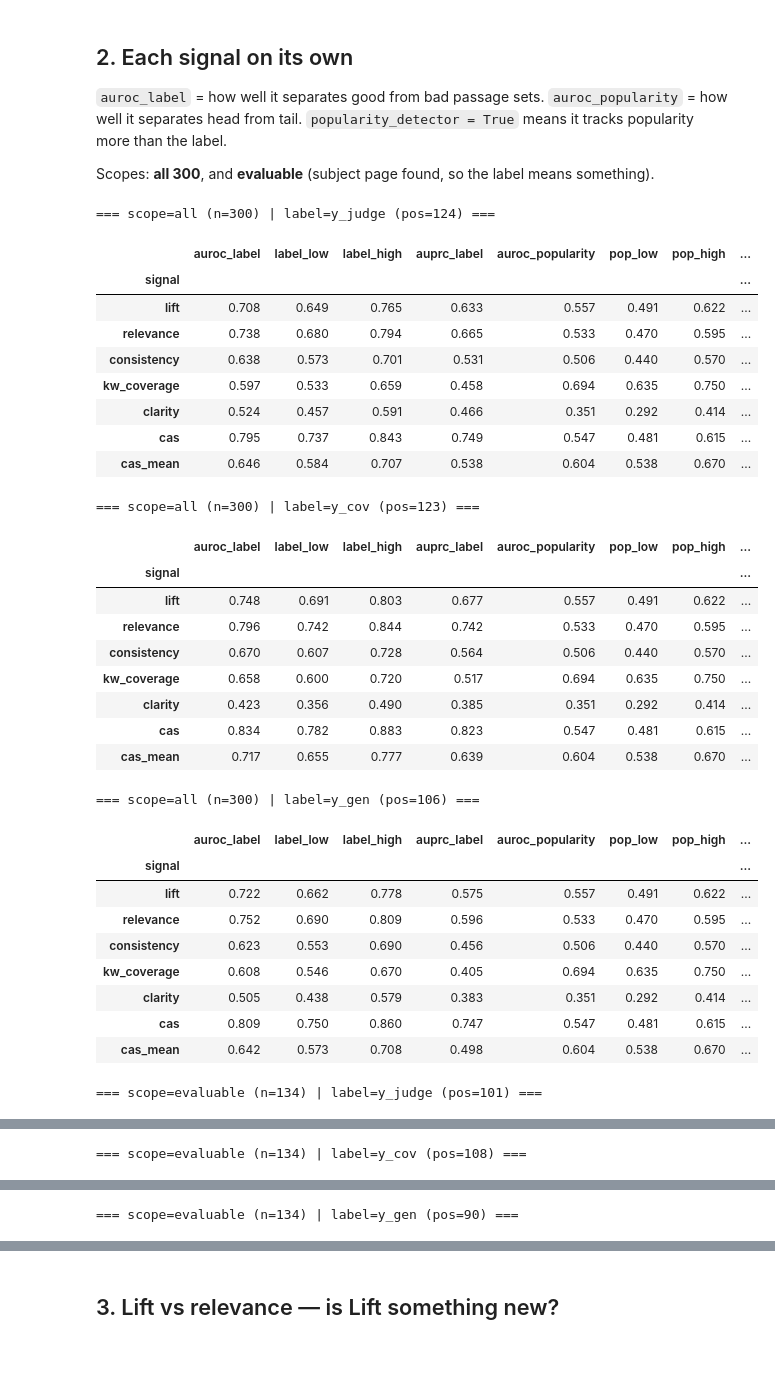
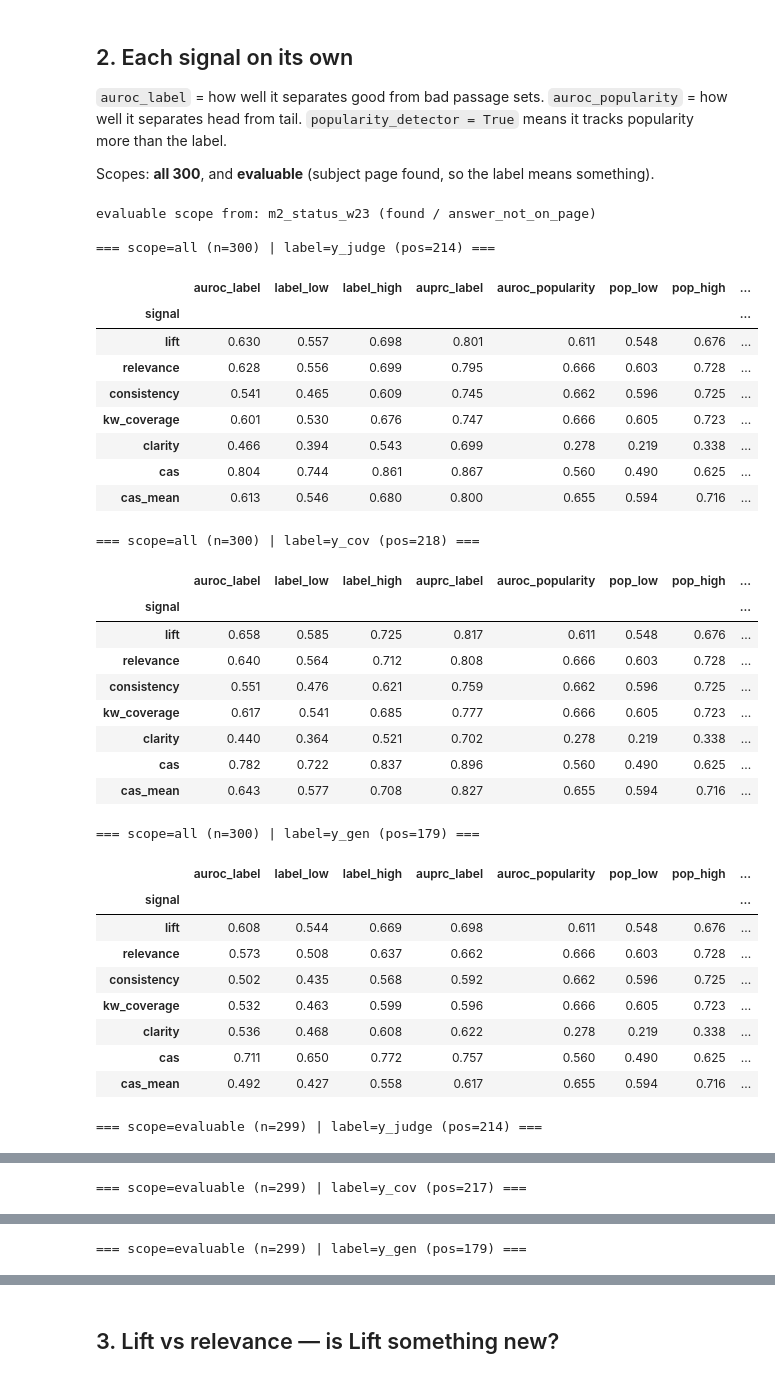
Before and after one commit to Shaithra2107/HALT-RAG, a Jupyter notebook: notebooks/01_quick_checks.ipynb, the cells around one changed output, grey strips where cells are left out. Cells and saved outputs as stored; diff of their text form; code cells hidden in the pictures.

```diff
--- a/notebooks/01_quick_checks.ipynb
+++ b/notebooks/01_quick_checks.ipynb
@@ -34,5 +34,13 @@ sys.path.insert(0, os.path.join(REPO, "src"))
 from halt_rag.config import load_config, data_path, data_dir
 cfg = load_config(os.path.join(REPO, "config.yaml"))
 print("running on:", "Colab" if ON_COLAB else "laptop", "| data folder:", data_dir(cfg))
+
+# ── The one setting in this notebook ──────────────────────────────────────
+# Which signals file to read, as a key in config.yaml's `paths:` block.
+#   "signals_w23" = the 2023 collection  (written by notebooks/03_signals_w23.ipynb)
+#   "signals_v5"  = the old pilot run    (written by HALT_RAG_v5_signals.ipynb)
+# The results file is named after it, so the two runs never overwrite each other.
+SIGNALS_FILE = "signals_w23"
+print("signals file:", SIGNALS_FILE, "->", os.path.basename(data_path(cfg, SIGNALS_FILE)))
 # %% [output]
 running on: laptop | data folder: E:\shaithu\4th Year\IRP\halt-rag-repo\HALT-RAG\data
@@ -41,8 +50,10 @@ import numpy as np, pandas as pd, json
 from halt_rag.signals import SIGNALS
 from halt_rag.eval.metrics import signal_table, within_band_auroc, correlation_matrix, auroc_ci
 
-path = data_path(cfg, "signals_v5")
-assert os.path.exists(path), f"Not found: {path}\nRun HALT_RAG_v5_signals.ipynb to the end first."
+path = data_path(cfg, SIGNALS_FILE)
+assert os.path.exists(path), (
+    f"Not found: {path}\nRun notebooks/03_signals_w23.ipynb to the end first "
+    f"(or set SIGNALS_FILE = 'signals_v5' for the pilot file).")
 df = pd.read_csv(path)
 print(f"{len(df)} rows | columns: {list(df.columns)}")
 
@@ -91,46 +102,54 @@ Scopes: **all 300**, and **evaluable** (subject page found, so the label means s
 # %%
 n_boot, seed = cfg["eval"]["n_bootstrap"], cfg["seed"]
 scopes = {"all": df}
-if "m2_status_v5" in df.columns:
-    scopes["evaluable"] = df[df["m2_status_v5"] != "not_in_kilt"]
+# The 2023 status column. "found" = answer on the subject page, "answer_not_on_page"
+# = page found but the answer is not on it. Both mean the page WAS found, so the
+# label means something. Only "page_missing" is dropped.
+if "m2_status_w23" in df.columns:
+    scopes["evaluable"] = df[df["m2_status_w23"].isin(["found", "answer_not_on_page"])]
+    print("evaluable scope from: m2_status_w23 (found / answer_not_on_page)")
+else:
+    print("no m2_status_w23 column -> 'evaluable' scope skipped")
 tables = {}
 for scope, d in scopes.items():
     for t in targets:
         tab = signal_table(d, signals, t, n_boot=n_boot, seed=seed)
         tables[f"{scope}|{t}"] = tab
         print(f"\n=== scope={scope} (n={len(d)}) | label={t} (pos={int(d[t].sum())}) ===")
         display(tab.round(3))
 # %% [output]
-=== scope=all (n=300) | label=y_judge (pos=124) ===
+evaluable scope from: m2_status_w23 (found / answer_not_on_page)
+
+=== scope=all (n=300) | label=y_judge (pos=214) ===
 |  | auroc_label | label_low | label_high | auprc_label | auroc_popularity | pop_low | pop_high | ... |
 | signal |  |  |  |  |  |  |  | ... |
-| lift | 0.708 | 0.649 | 0.765 | 0.633 | 0.557 | 0.491 | 0.622 | ... |
-| relevance | 0.738 | 0.680 | 0.794 | 0.665 | 0.533 | 0.470 | 0.595 | ... |
-| consistency | 0.638 | 0.573 | 0.701 | 0.531 | 0.506 | 0.440 | 0.570 | ... |
-| kw_coverage | 0.597 | 0.533 | 0.659 | 0.458 | 0.694 | 0.635 | 0.750 | ... |
-| clarity | 0.524 | 0.457 | 0.591 | 0.466 | 0.351 | 0.292 | 0.414 | ... |
-| cas | 0.795 | 0.737 | 0.843 | 0.749 | 0.547 | 0.481 | 0.615 | ... |
-| cas_mean | 0.646 | 0.584 | 0.707 | 0.538 | 0.604 | 0.538 | 0.670 | ... |
+| lift | 0.630 | 0.557 | 0.698 | 0.801 | 0.611 | 0.548 | 0.676 | ... |
+| relevance | 0.628 | 0.556 | 0.699 | 0.795 | 0.666 | 0.603 | 0.728 | ... |
+| consistency | 0.541 | 0.465 | 0.609 | 0.745 | 0.662 | 0.596 | 0.725 | ... |
+| kw_coverage | 0.601 | 0.530 | 0.676 | 0.747 | 0.666 | 0.605 | 0.723 | ... |
+| clarity | 0.466 | 0.394 | 0.543 | 0.699 | 0.278 | 0.219 | 0.338 | ... |
+| cas | 0.804 | 0.744 | 0.861 | 0.867 | 0.560 | 0.490 | 0.625 | ... |
+| cas_mean | 0.613 | 0.546 | 0.680 | 0.800 | 0.655 | 0.594 | 0.716 | ... |
-=== scope=all (n=300) | label=y_cov (pos=123) ===
+=== scope=all (n=300) | label=y_cov (pos=218) ===
 |  | auroc_label | label_low | label_high | auprc_label | auroc_popularity | pop_low | pop_high | ... |
 | signal |  |  |  |  |  |  |  | ... |
-| lift | 0.748 | 0.691 | 0.803 | 0.677 | 0.557 | 0.491 | 0.622 | ... |
-| relevance | 0.796 | 0.742 | 0.844 | 0.742 | 0.533 | 0.470 | 0.595 | ... |
-| consistency | 0.670 | 0.607 | 0.728 | 0.564 | 0.506 | 0.440 | 0.570 | ... |
-| kw_coverage | 0.658 | 0.600 | 0.720 | 0.517 | 0.694 | 0.635 | 0.750 | ... |
-| clarity | 0.423 | 0.356 | 0.490 | 0.385 | 0.351 | 0.292 | 0.414 | ... |
-| cas | 0.834 | 0.782 | 0.883 | 0.823 | 0.547 | 0.481 | 0.615 | ... |
-| cas_mean | 0.717 | 0.655 | 0.777 | 0.639 | 0.604 | 0.538 | 0.670 | ... |
+| lift | 0.658 | 0.585 | 0.725 | 0.817 | 0.611 | 0.548 | 0.676 | ... |
+| relevance | 0.640 | 0.564 | 0.712 | 0.808 | 0.666 | 0.603 | 0.728 | ... |
+| consistency | 0.551 | 0.476 | 0.621 | 0.759 | 0.662 | 0.596 | 0.725 | ... |
+| kw_coverage | 0.617 | 0.541 | 0.685 | 0.777 | 0.666 | 0.605 | 0.723 | ... |
+| clarity | 0.440 | 0.364 | 0.521 | 0.702 | 0.278 | 0.219 | 0.338 | ... |
+| cas | 0.782 | 0.722 | 0.837 | 0.896 | 0.560 | 0.490 | 0.625 | ... |
+| cas_mean | 0.643 | 0.577 | 0.708 | 0.827 | 0.655 | 0.594 | 0.716 | ... |
-=== scope=all (n=300) | label=y_gen (pos=106) ===
+=== scope=all (n=300) | label=y_gen (pos=179) ===
 |  | auroc_label | label_low | label_high | auprc_label | auroc_popularity | pop_low | pop_high | ... |
 | signal |  |  |  |  |  |  |  | ... |
-| lift | 0.722 | 0.662 | 0.778 | 0.575 | 0.557 | 0.491 | 0.622 | ... |
-| relevance | 0.752 | 0.690 | 0.809 | 0.596 | 0.533 | 0.470 | 0.595 | ... |
-| consistency | 0.623 | 0.553 | 0.690 | 0.456 | 0.506 | 0.440 | 0.570 | ... |
-| kw_coverage | 0.608 | 0.546 | 0.670 | 0.405 | 0.694 | 0.635 | 0.750 | ... |
-| clarity | 0.505 | 0.438 | 0.579 | 0.383 | 0.351 | 0.292 | 0.414 | ... |
-| cas | 0.809 | 0.750 | 0.860 | 0.747 | 0.547 | 0.481 | 0.615 | ... |
-| cas_mean | 0.642 | 0.573 | 0.708 | 0.498 | 0.604 | 0.538 | 0.670 | ... |
+| lift | 0.608 | 0.544 | 0.669 | 0.698 | 0.611 | 0.548 | 0.676 | ... |
+| relevance | 0.573 | 0.508 | 0.637 | 0.662 | 0.666 | 0.603 | 0.728 | ... |
+| consistency | 0.502 | 0.435 | 0.568 | 0.592 | 0.662 | 0.596 | 0.725 | ... |
+| kw_coverage | 0.532 | 0.463 | 0.599 | 0.596 | 0.666 | 0.605 | 0.723 | ... |
+| clarity | 0.536 | 0.468 | 0.608 | 0.622 | 0.278 | 0.219 | 0.338 | ... |
+| cas | 0.711 | 0.650 | 0.772 | 0.757 | 0.560 | 0.490 | 0.625 | ... |
+| cas_mean | 0.492 | 0.427 | 0.558 | 0.617 | 0.655 | 0.594 | 0.716 | ... |
-=== scope=evaluable (n=134) | label=y_judge (pos=101) ===
+=== scope=evaluable (n=299) | label=y_judge (pos=214) ===
 |  | auroc_label | label_low | label_high | auprc_label | auroc_popularity | pop_low | pop_high | ... |
 | signal |  |  |  |  |  |  |  | ... |
@@ -144,3 +163,3 @@ for scope, d in scopes.items():
-=== scope=evaluable (n=134) | label=y_cov (pos=108) ===
+=== scope=evaluable (n=299) | label=y_cov (pos=217) ===
 |  | auroc_label | label_low | label_high | auprc_label | auroc_popularity | pop_low | pop_high | ... |
 | signal |  |  |  |  |  |  |  | ... |
@@ -154,3 +173,3 @@ for scope, d in scopes.items():
-=== scope=evaluable (n=134) | label=y_gen (pos=90) ===
+=== scope=evaluable (n=299) | label=y_gen (pos=179) ===
 |  | auroc_label | label_low | label_high | auprc_label | auroc_popularity | pop_low | pop_high | ... |
 | signal |  |  |  |  |  |  |  | ... |
```
Also changed, not shown: parts of 9 cells of this notebook, 6 other files.
